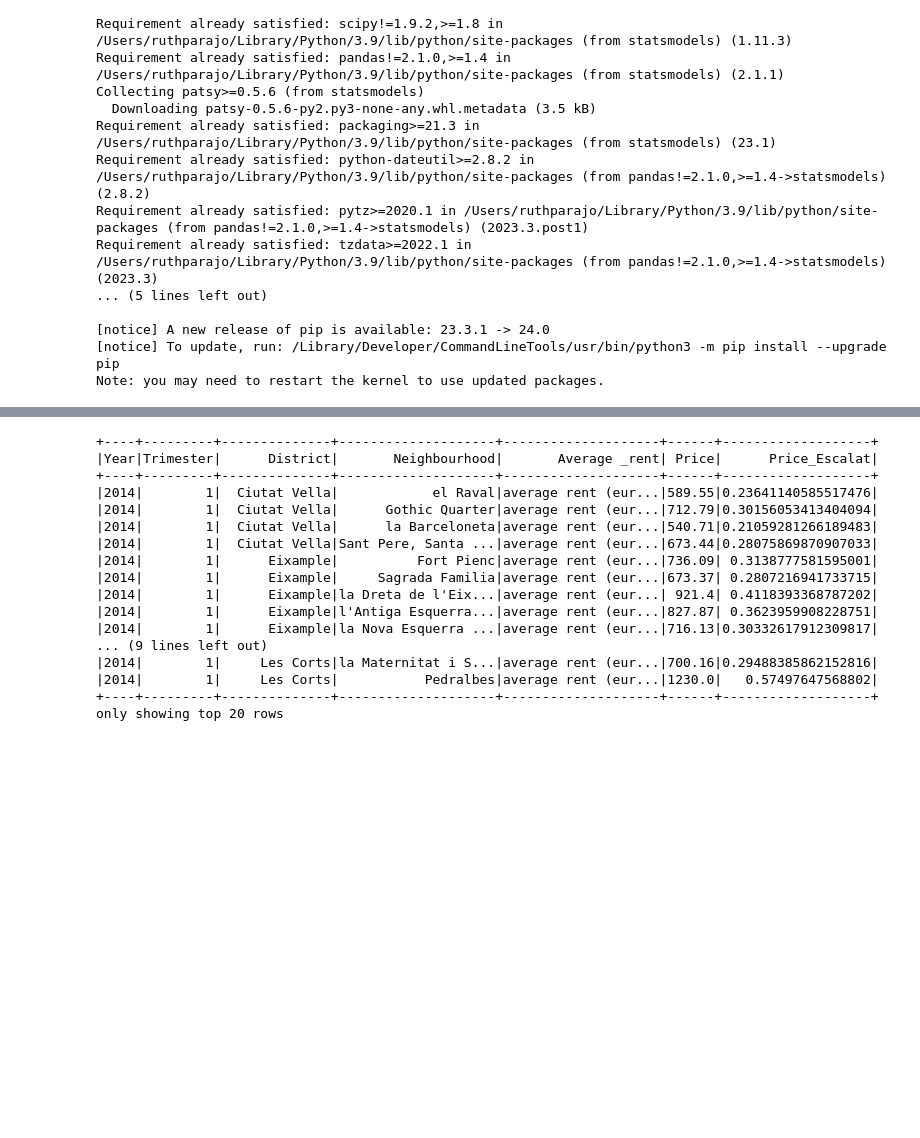
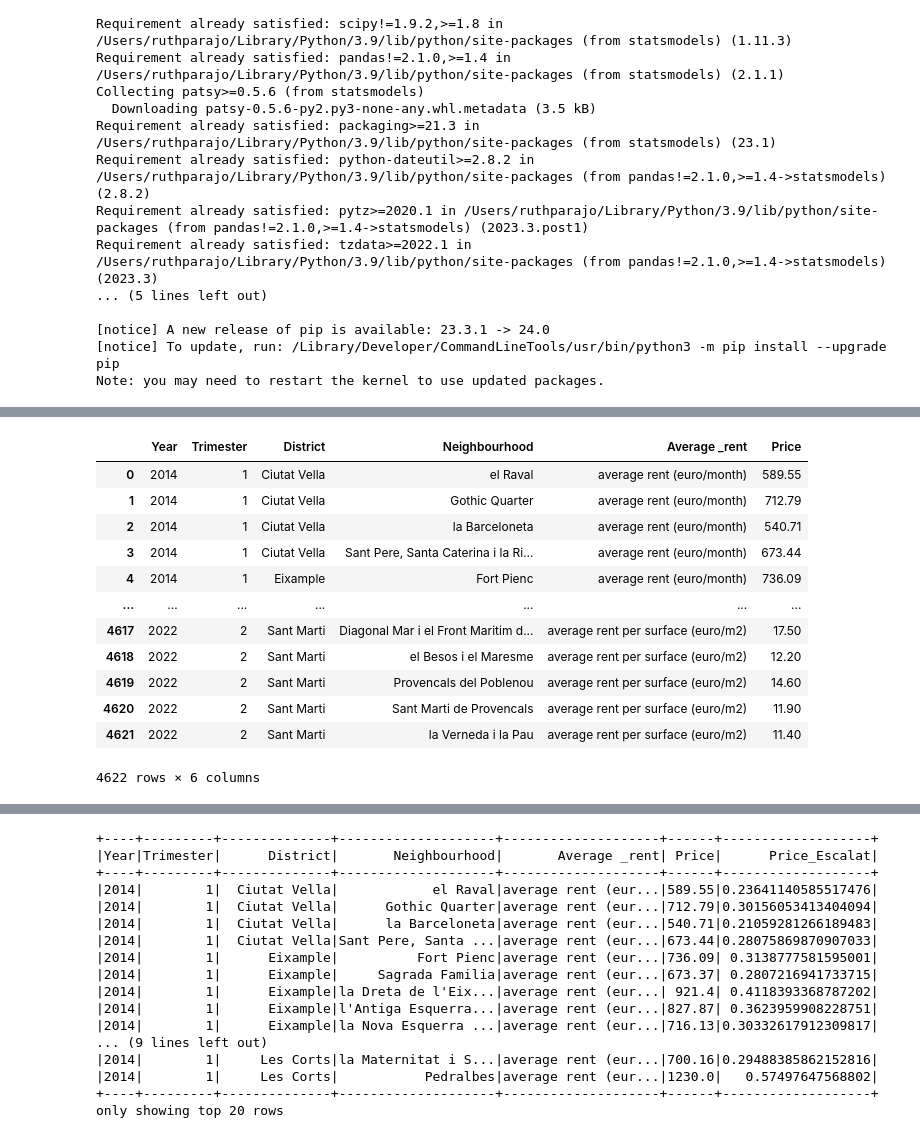
Before and after one commit to ruthparajo/FreshData-BDA, a Jupyter notebook: data_pipeline.ipynb, the cells around one changed output, grey strips where cells are left out. Cells and saved outputs as stored; diff of their text form; code cells hidden in the pictures; blank space fills up the shorter version.

```diff
--- a/data_pipeline.ipynb
+++ b/data_pipeline.ipynb
@@ -25,0 +66,8 @@ Note: you may need to restart the kernel to use updated packages.
+# %%
+DF2 = spark.read \
+  .format("jdbc") \
+  .option("url", "jdbc:duckdb:formatted_zone/freshdata.db") \
+  .option("driver", "org.duckdb.DuckDBDriver") \
+  .option("query", "SELECT * FROM rent_price") \
+  .load()
+DF2.show()
@@ -25,0 +115,17 @@ Note: you may need to restart the kernel to use updated packages.
+# %%
+df2=DF2.toPandas()
+df2
+# %% [output]
+|  | Year | Trimester | District | Neighbourhood | Average _rent | Price |
+| 0 | 2014 | 1 | Ciutat Vella | el Raval | average rent (euro/month) | 589.55 |
+| 1 | 2014 | 1 | Ciutat Vella | Gothic Quarter | average rent (euro/month) | 712.79 |
+| 2 | 2014 | 1 | Ciutat Vella | la Barceloneta | average rent (euro/month) | 540.71 |
+| 3 | 2014 | 1 | Ciutat Vella | Sant Pere, Santa Caterina i la Ri... | average rent (euro/month) | 673.44 |
+| 4 | 2014 | 1 | Eixample | Fort Pienc | average rent (euro/month) | 736.09 |
+| ... | ... | ... | ... | ... | ... | ... |
+| 4617 | 2022 | 2 | Sant Marti | Diagonal Mar i el Front Maritim d... | average rent per surface (euro/m2) | 17.50 |
+| 4618 | 2022 | 2 | Sant Marti | el Besos i el Maresme | average rent per surface (euro/m2) | 12.20 |
+| 4619 | 2022 | 2 | Sant Marti | Provencals del Poblenou | average rent per surface (euro/m2) | 14.60 |
+| 4620 | 2022 | 2 | Sant Marti | Sant Marti de Provencals | average rent per surface (euro/m2) | 11.90 |
+| 4621 | 2022 | 2 | Sant Marti | la Verneda i la Pau | average rent per surface (euro/m2) | 11.40 |
+4622 rows × 6 columns
```
Also changed, not shown: parts of 15 cells of this notebook, 1 other file.
